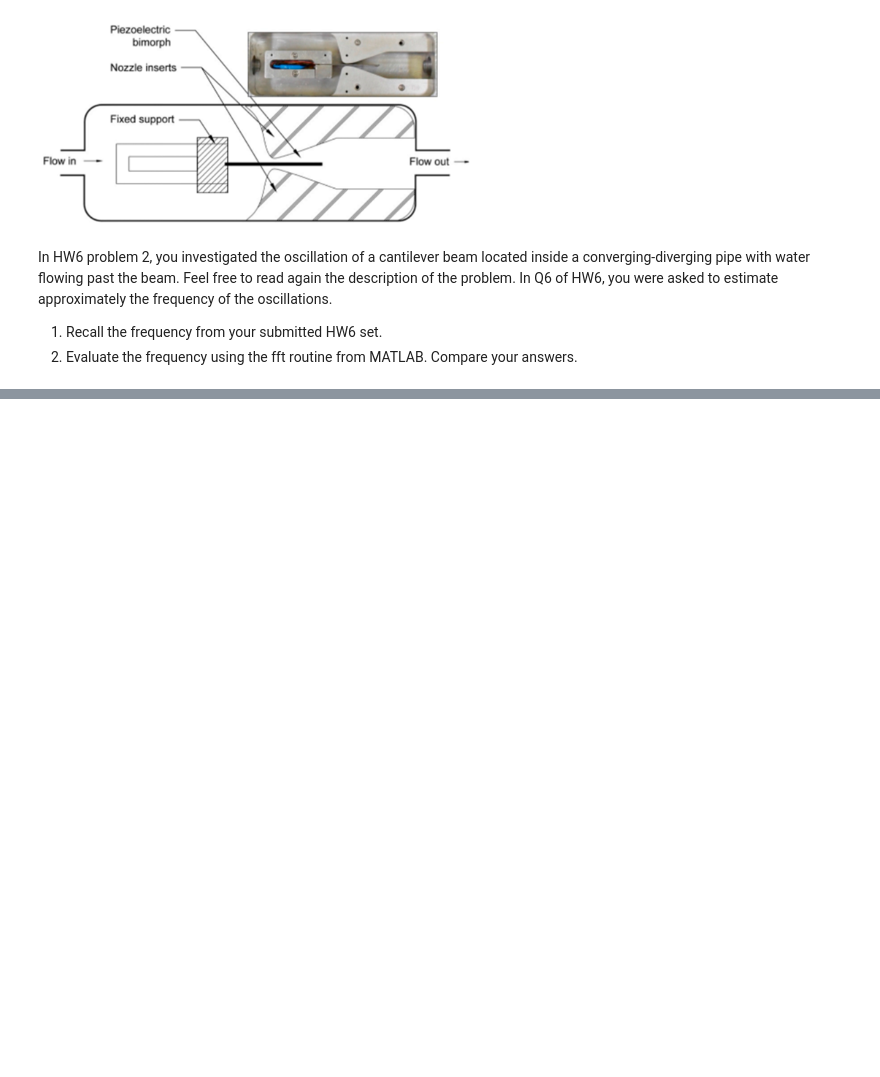
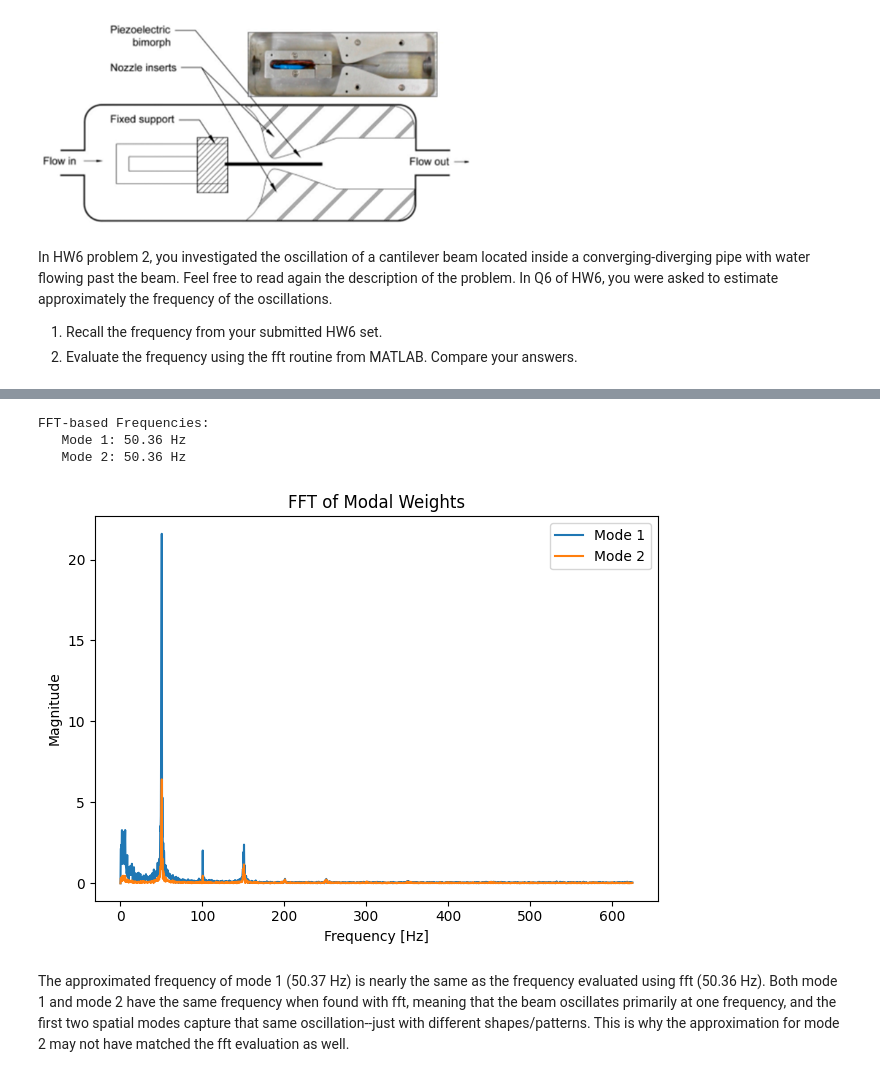
Before and after one commit to marissatill/ME40, a Jupyter notebook: HW7/Problem4.ipynb, the cells around one changed output, grey strips where cells are left out. Saved outputs shown, nothing was run; the diff lists cells and outputs as text; code cells hidden in the pictures; blank space fills up the shorter version.

```diff
--- a/HW7/Problem4.ipynb
+++ b/HW7/Problem4.ipynb
@@ -34,0 +92,42 @@ Dataframe Shape: (100, 2)
+# %%
+# === 2. Evaluate the frequency using the fft routine from MATLAB ===
+
+dt = time[0,1] - time[0,0]   # time step
+fs = 1/dt                    # sampling frequency
+N = len(time[0])             # number of samples
+
+def fft_dominant(signal):
+
+    X = np.fft.fft(signal)  # Fourier
+    mag = np.abs(X[:int(N/2)])   # Keep only positive frequencies
+
+    freqs = np.arange(0, int(N/2)) * (fs / N)  # Normalize & divide by time period
+
+    idx = np.argmax(mag[1:]) + 1  # Find the max frequency, ignoring the zero-frequency mean
+    dom_freq = freqs[idx]
+
+    return dom_freq, freqs, mag
+
+f1, freqs1, mag1 = fft_dominant(weight1)
+f2, freqs2, mag2 = fft_dominant(weight2)
+
+print("FFT-based Frequencies:")
+print(f"   Mode 1: {f1:.2f} Hz")
+print(f"   Mode 2: {f2:.2f} Hz")
+
+plt.figure()
+plt.plot(freqs1, mag1, label='Mode 1')
+plt.plot(freqs2, mag2, label='Mode 2')
+plt.xlabel('Frequency [Hz]')
+plt.ylabel('Magnitude')
+plt.title('FFT of Modal Weights')
+plt.legend()
+plt.tight_layout()
+plt.show()
+# %% [output]
+FFT-based Frequencies:
+   Mode 1: 50.36 Hz
+   Mode 2: 50.36 Hz
+[figure, added]
+# %% [markdown]
+The approximated frequency of mode 1 (50.37 Hz) is nearly the same as the frequency evaluated using fft (50.36 Hz). Both mode 1 and mode 2 have the same frequency when found with fft, meaning that the beam oscillates primarily at one frequency, and the first two spatial modes capture that same oscillation--just with different shapes/patterns. This is why the approximation for mode 2 may not have matched the fft evaluation as well.
```
Also changed, not shown: parts of 2 cells of this notebook, 1 other file.
